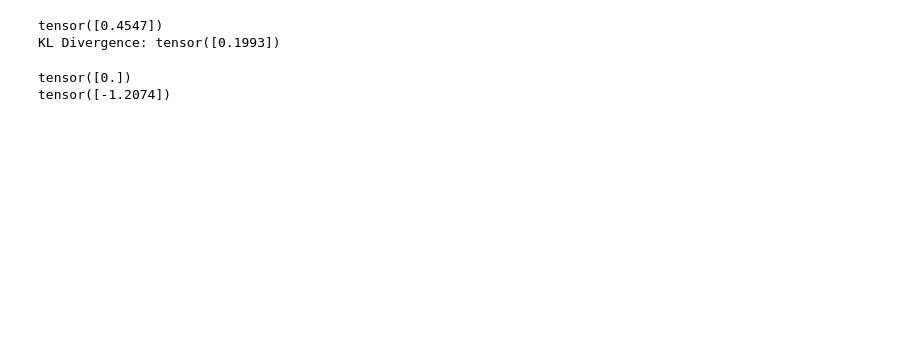
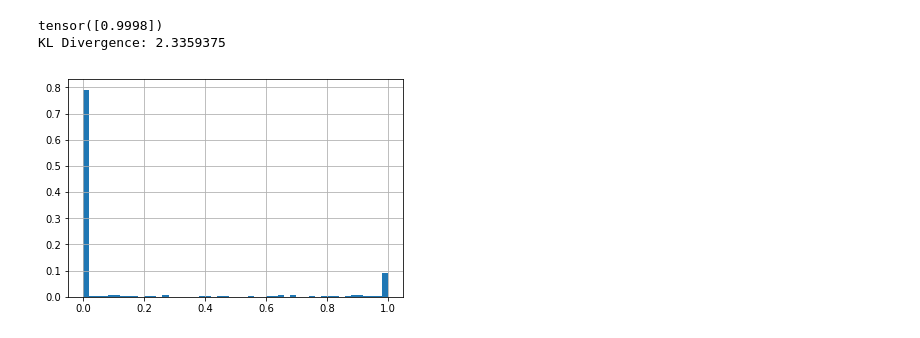
Before and after one commit to akashrajkn/akruti, a Jupyter notebook: src/kuma_sampling.ipynb, the cells around one changed output. Cells and saved outputs as stored; diff of their text form; code cells hidden in the pictures; blank space fills up the shorter version.

```diff
--- a/src/kuma_sampling.ipynb
+++ b/src/kuma_sampling.ipynb
@@ -18,8 +18,8 @@ from hard_kumaraswamy import StretchedAndRectifiedDistribution as HardKumaraswam
 # a = torch.rand(3,2)
 # b = torch.rand(3,2)
 
-a = torch.tensor([0.5])
-b = torch.tensor([0.5])
+a = torch.tensor([0.139])
+b = torch.tensor([0.286])
 
 # kuma_prior = Kumaraswamy(torch.zeros_like(a), torch.zeros_like(b))
 kuma_prior = Kumaraswamy(a, b)
@@ -30,23 +30,28 @@ print(kuma_prior.sample())
 
 # print(kuma_prior.log_prob(kuma_prior.sample()))
 
-kl_div = torch.distributions.kl.kl_divergence(kuma_post, kuma_prior)
-print('KL Divergence: {}'.format(kl_div))
-# print(kl_div)
+kl_divs = []
+
+for i in range(100):
+    kl_div = torch.distributions.kl.kl_divergence(kuma_post, kuma_prior)
+    kl_divs.append(kl_div)
+
+kl_divs = torch.tensor(kl_divs)
+print('KL Divergence: {}'.format(torch.mean(kl_div)))
 # %% [output]
-tensor([0.4547])
-KL Divergence: tensor([0.1993])
+tensor([0.9998])
+KL Divergence: 2.3359375
-# %%
-loc = torch.rand(1)
-var = torch.rand(1)
-
-norm_a = torch.distributions.normal.Normal(loc, var)
-norm_b = torch.distributions.normal.Normal(loc, var)
-
-kl_div = torch.distributions.kl.kl_divergence(norm_a, norm_b)
-
-print(kl_div)
-print(norm_a.log_prob(norm_a.sample()))
-# %% [output]
-tensor([0.])
-tensor([-1.2074])
+# %%
+a = torch.tensor([.0005])
+b = torch.tensor([.225])
+
+kuma = Kumaraswamy(a, b)
+
+m = HardKumaraswamy(kuma)
+samples = [m.sample() for _ in range(1000)]
+
+n, bins, _ = plt.hist(samples, density=False, bins=50, weights=np.ones(len(samples)) / len(samples))
+plt.grid()
+plt.show()
+# %% [output]
+[figure, added]
```
Also changed, not shown: parts of 5 cells of this notebook, 7 other files.
